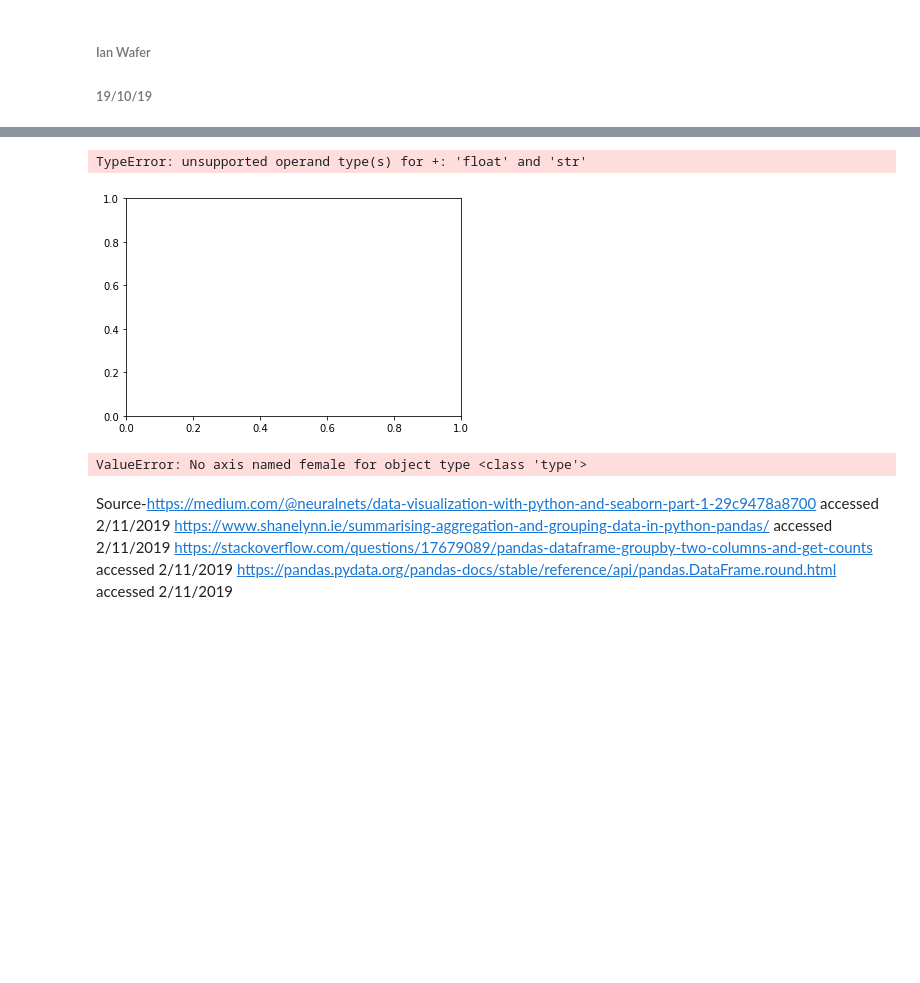
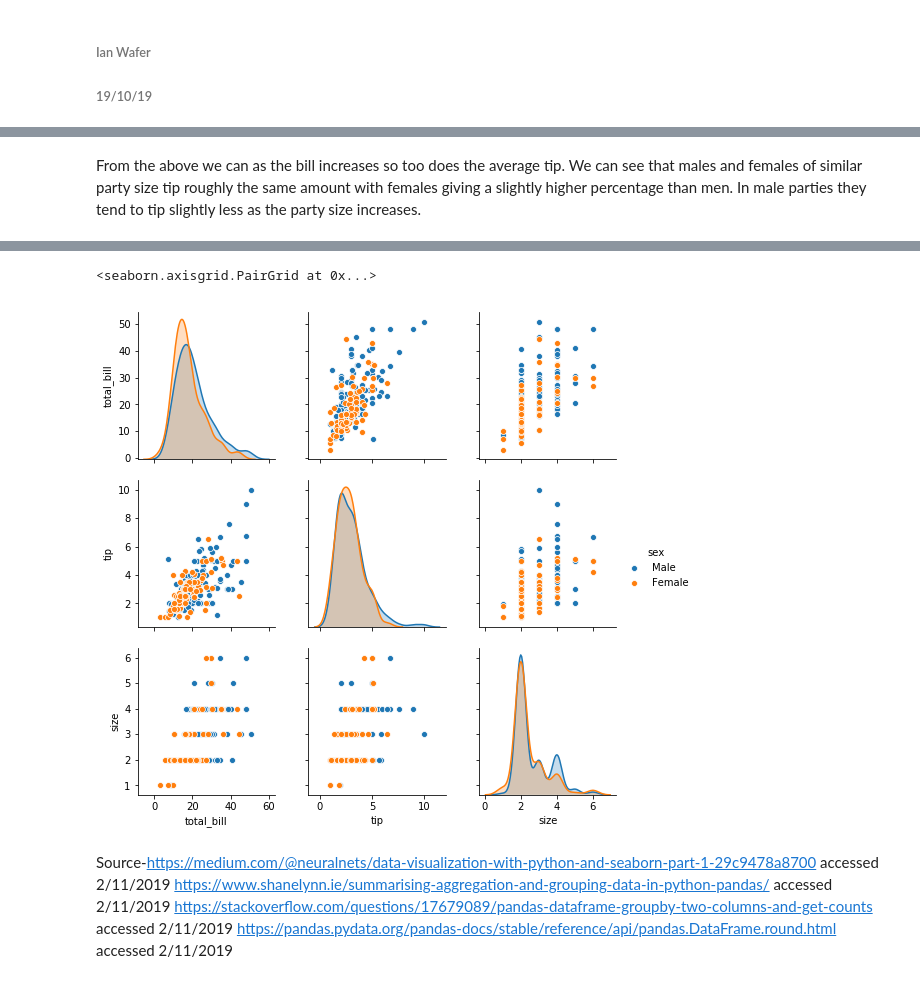
Before and after one commit to IanWafer/Fundamentals-Project, a Jupyter notebook: Fundamentals Of Data Analysis Assignment.ipynb, the cells around one changed output, grey strips where cells are left out. Drawn from its saved outputs; the diff is of its cells as text; code cells hidden in the pictures; blank space fills up the shorter version.

```diff
--- a/Fundamentals Of Data Analysis Assignment.ipynb
+++ b/Fundamentals Of Data Analysis Assignment.ipynb
@@ -47 +74,3 @@ Female 1           6.80  1.28
+# %% [markdown]
+From the above we can as the bill increases so too does the average tip. We can see that males and females of similar party size tip roughly the same amount with females giving a slightly higher percentage than men. In male parties they tend to tip slightly less as the party size increases.
 # %%
@@ -70,14 +101,10 @@ Female  1       1.00
         6        5.00
 Name: tip, dtype: float64
 # %%
-sns.distplot(tips)
+sns.pairplot(tips, hue="sex")
 # %% [output]
-TypeError: unsupported operand type(s) for +: 'float' and 'str'
+<seaborn.axisgrid.PairGrid at 0x...>
-[figure, old version]
+[figure, new version]
-# %%
-tips.max()
-# %% [output]
-ValueError: No axis named female for object type <class 'type'>
 # %% [markdown]
 Source-https://medium.com/@neuralnets/data-visualization-with-python-and-seaborn-part-1-29c9478a8700 accessed 2/11/2019
        https://www.shanelynn.ie/summarising-aggregation-and-grouping-data-in-python-pandas/ accessed 2/11/2019
```
Also changed, not shown: parts of 4 cells of this notebook.
